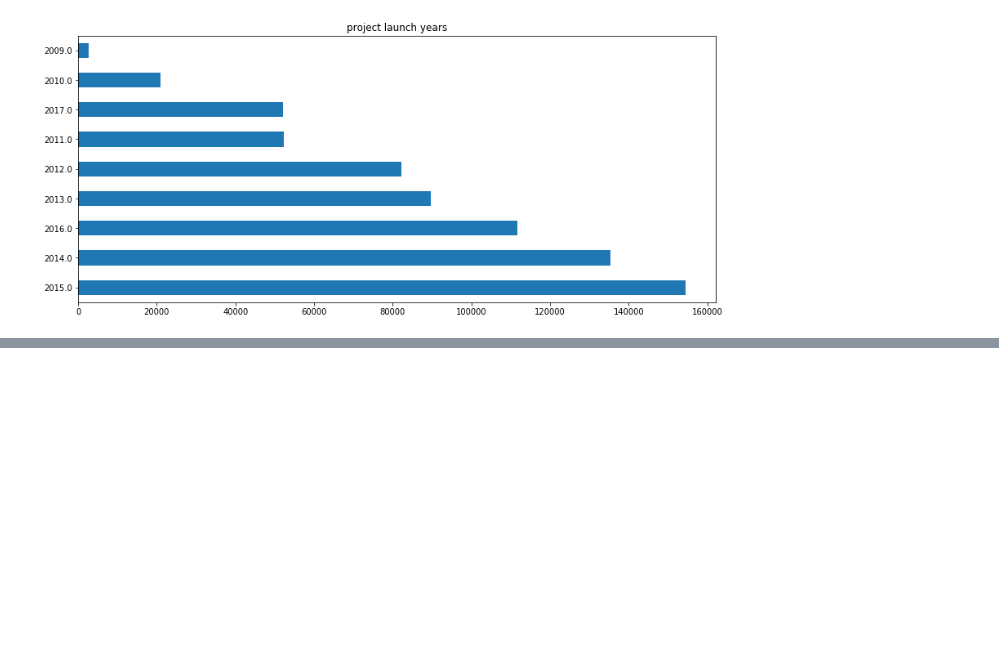
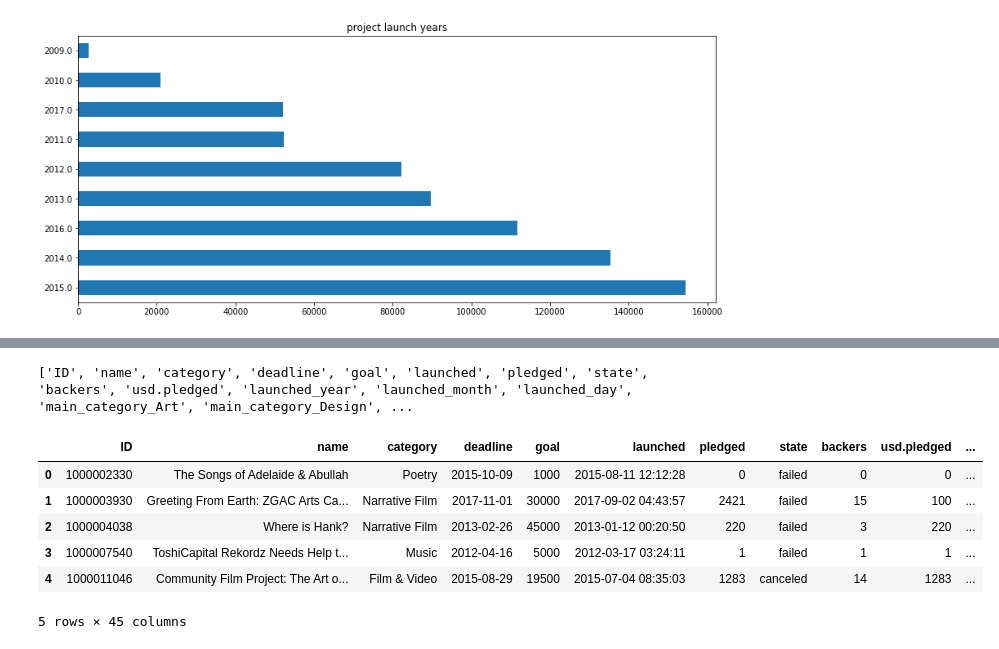
Before and after one commit to coryjanowski/Kickstarter, a Jupyter notebook: ks_statisticalTests.ipynb, the cells around one changed output, grey strips where cells are left out. Saved outputs shown, nothing was run; the diff lists cells and outputs as text; code cells hidden in the pictures; blank space fills up the shorter version.

```diff
--- a/ks_statisticalTests.ipynb
+++ b/ks_statisticalTests.ipynb
@@ -277,3 +266,19 @@ ks.head()
 | 2 | 1000004038 | Where is Hank? | Narrative Film | Film & Video | USD | 2013-02-26 | 45000 | 2013-01-12 00:20:50 | 220 | failed | ... |
 | 3 | 1000007540 | ToshiCapital Rekordz Needs Help t... | Music | Music | USD | 2012-04-16 | 5000 | 2012-03-17 03:24:11 | 1 | failed | ... |
 | 4 | 1000011046 | Community Film Project: The Art o... | Film & Video | Film & Video | USD | 2015-08-29 | 19500 | 2015-07-04 08:35:03 | 1283 | canceled | ... |
+# %%
+ks_dummy = pd.get_dummies(ks, columns = ['main_category','state_lump', 'currency', 'country' ], drop_first = True)
+
+print(list(ks_dummy.columns))
+# %% [output]
+['ID', 'name', 'category', 'deadline', 'goal', 'launched', 'pledged', 'state', 'backers', 'usd.pledged', 'launched_year', 'launched_month', 'launched_day', 'main_category_Art', 'main_category_Design', ...
+# %%
+ks_dummy.head()
+# %% [output]
+|  | ID | name | category | deadline | goal | launched | pledged | state | backers | usd.pledged | ... |
+| 0 | 1000002330 | The Songs of Adelaide & Abullah | Poetry | 2015-10-09 | 1000 | 2015-08-11 12:12:28 | 0 | failed | 0 | 0 | ... |
+| 1 | 1000003930 | Greeting From Earth: ZGAC Arts Ca... | Narrative Film | 2017-11-01 | 30000 | 2017-09-02 04:43:57 | 2421 | failed | 15 | 100 | ... |
+| 2 | 1000004038 | Where is Hank? | Narrative Film | 2013-02-26 | 45000 | 2013-01-12 00:20:50 | 220 | failed | 3 | 220 | ... |
+| 3 | 1000007540 | ToshiCapital Rekordz Needs Help t... | Music | 2012-04-16 | 5000 | 2012-03-17 03:24:11 | 1 | failed | 1 | 1 | ... |
+| 4 | 1000011046 | Community Film Project: The Art o... | Film & Video | 2015-08-29 | 19500 | 2015-07-04 08:35:03 | 1283 | canceled | 14 | 1283 | ... |
+5 rows × 45 columns
```
Also changed, not shown: parts of 40 cells of this notebook, 1 other file.
